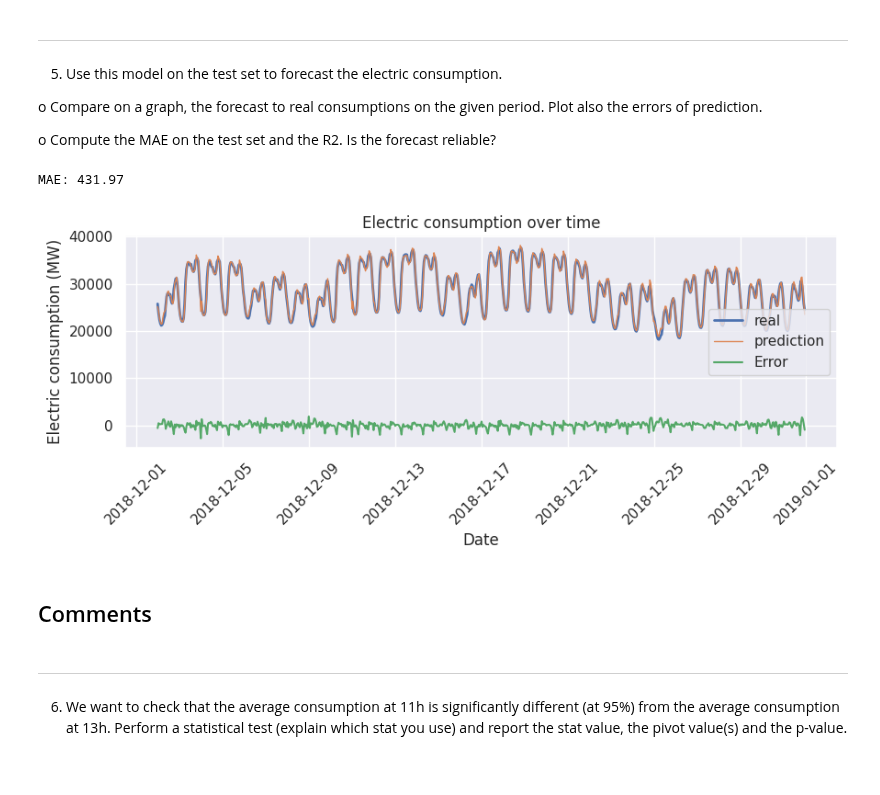
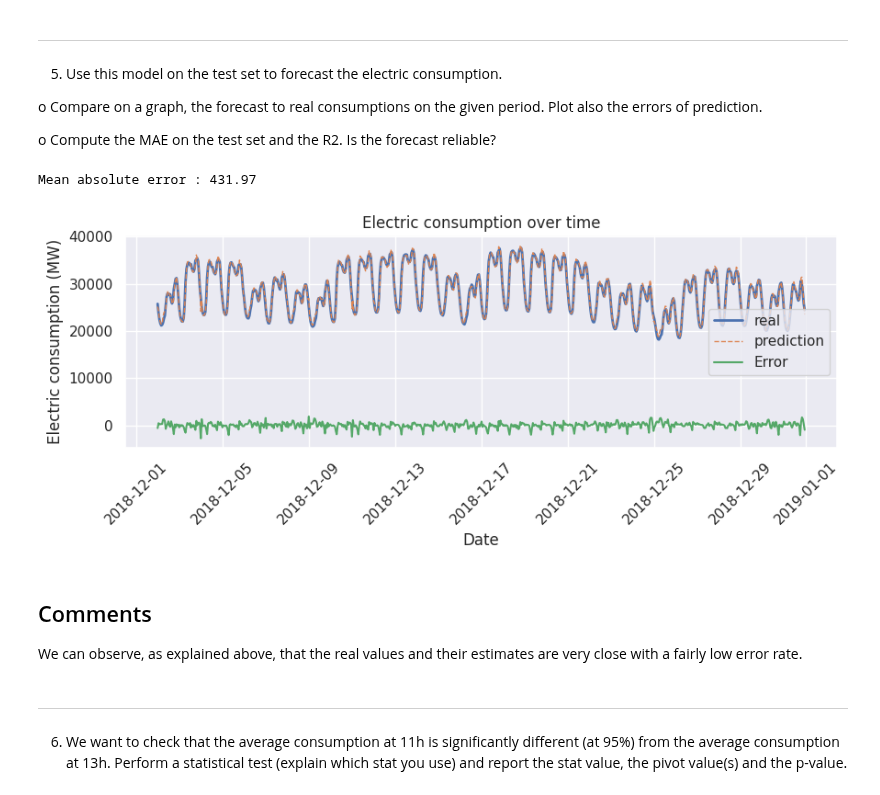
Before and after one commit to Emilevillette/LEPL1109-Hackatons, a Jupyter notebook: Hackaton 2/hackathon2_without_code.ipynb, the cells around one changed output. Drawn from its saved outputs; the diff is of its cells as text; code cells hidden in the pictures.

Commit message:
Add Comments on part 2 exercises (not about the last)

```diff
--- a/Hackaton 2/hackathon2_without_code.ipynb
+++ b/Hackaton 2/hackathon2_without_code.ipynb
@@ -402,20 +408,21 @@ o	Compute the MAE on the test set and the R2. Is the forecast reliable?
 # %%
 plt.figure(figsize=(10, 3))
 plt.xticks(rotation=45)
 plt.title('Electric consumption over time')
 plt.xlabel('Date')
 plt.ylabel('Electric consumption (MW)')
 plt.plot(validation_set['DateWithHour'], y_test, lw=2, label='real')
-plt.plot(validation_set['DateWithHour'], p_test, lw=1, label='prediction')
+plt.plot(validation_set['DateWithHour'], p_test, '--', lw=1, label='prediction')
 plt.plot(validation_set['DateWithHour'], p_test-y_test, label='Error')
 plt.legend(loc='right')
-print(f"MAE: {mae(y_test, p_test):.2f}")
+print(f"Mean absolute error : {mae(y_test, p_test):.2f}")
 # %% [output]
-MAE: 431.97
+Mean absolute error : 431.97
-[figure, old version]
+[figure, new version]
-# %% [markdown]
-Comments
----
+# %% [markdown]
+Comments
+---
+We can observe, as explained above, that the real values and their estimates are very close with a fairly low error rate.
 # %% [markdown]
 ---
 6) We want to check that the average consumption at 11h is significantly different (at 95%) from the average consumption at 13h. Perform a statistical test (explain which stat you use) and report the stat value, the pivot value(s) and the p-value.
```
Also changed, not shown: parts of 8 cells of this notebook.
